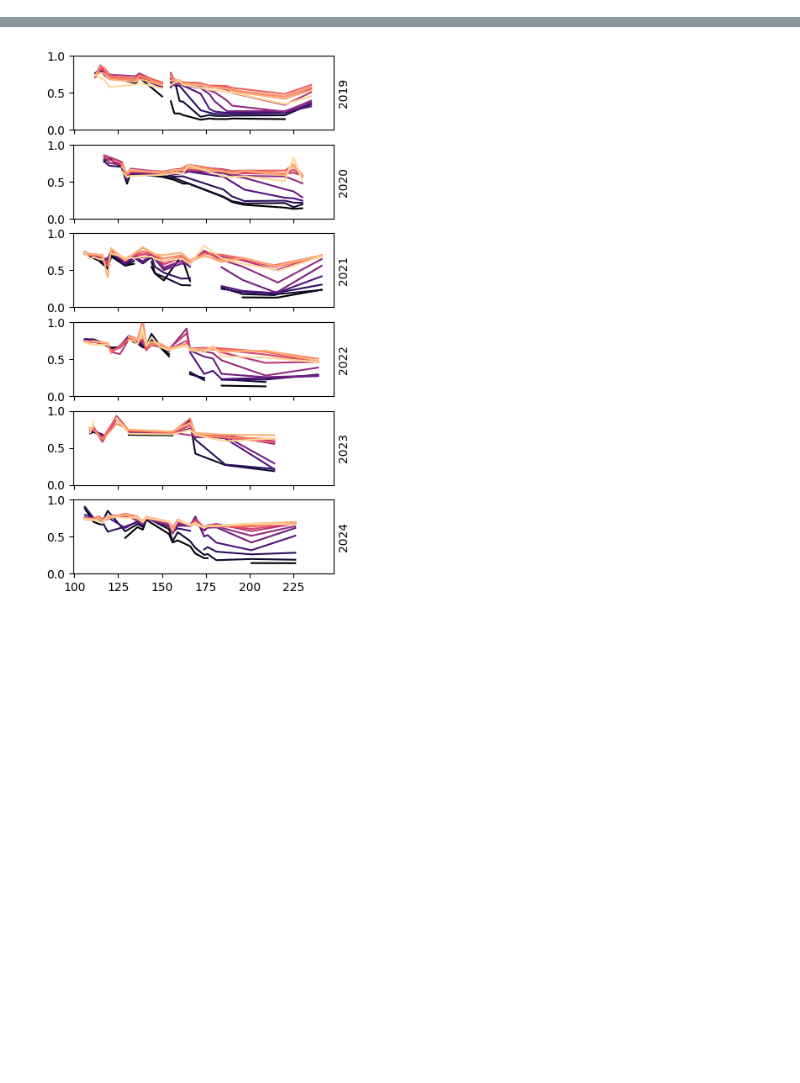
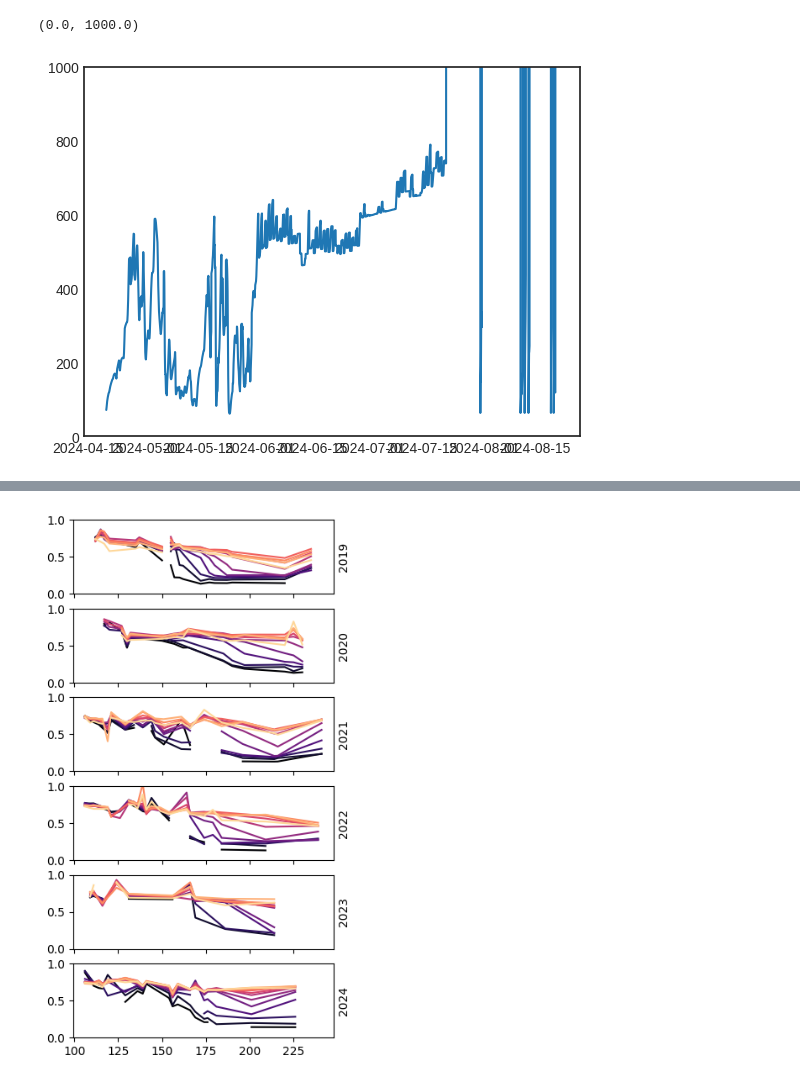
Before and after one commit to clairevwilson/PEBSI, a Jupyter notebook: compare_rs_albedo.ipynb, the cells around one changed output, grey strips where cells are left out. Cells and saved outputs as stored; diff of their text form; code cells hidden in the pictures; blank space fills up the shorter version.

```diff
--- a/compare_rs_albedo.ipynb
+++ b/compare_rs_albedo.ipynb
@@ -124,0 +142,8 @@ plt.show()
+# %%
+ds = xr.open_dataset('/trace/group/rounce/cvwilson/Output/gulkanaB_2025_12_05_base_short_2.nc')
+ds24 = ds.sel(time=slice('2024-04-20','2024-08-20'))
+plt.plot(ds24.time, ds24.layergrainsize.isel(layer=0))
+plt.ylim(0, 1000)
+# %% [output]
+(0.0, 1000.0)
+[figure, added]
```
Also changed, not shown: parts of 10 cells of this notebook.
